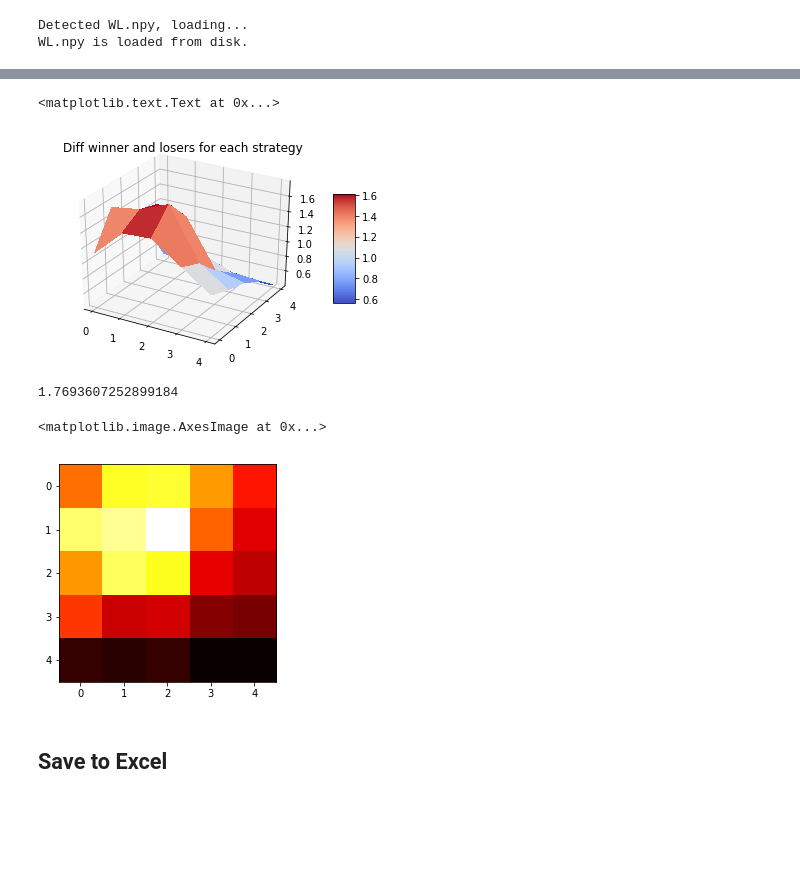
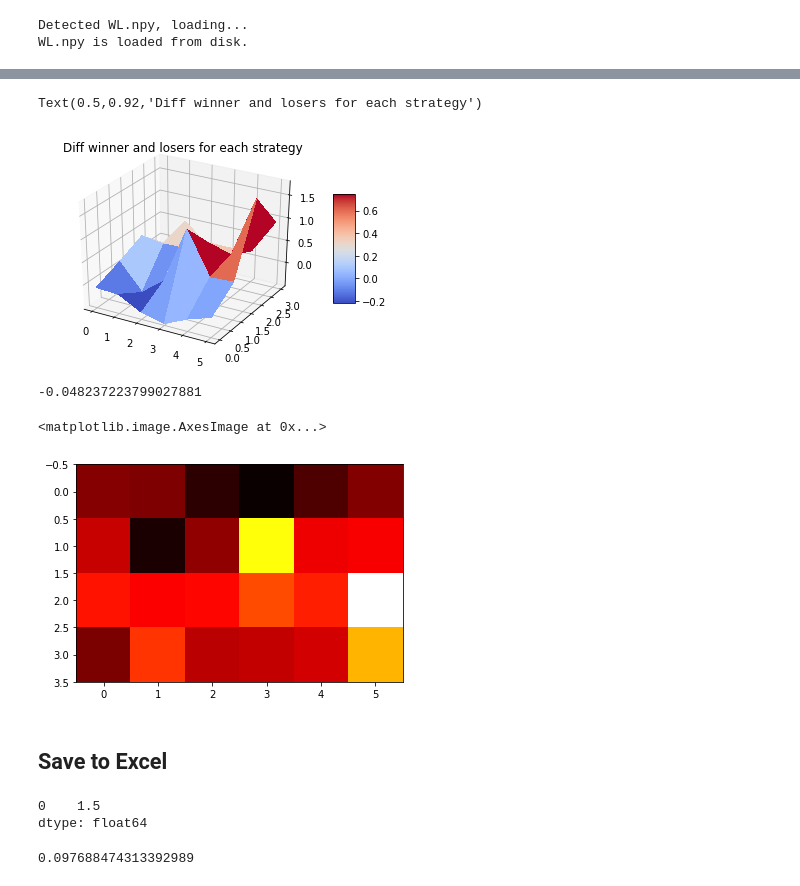
Before and after one commit to aunnnn/stocks_strategy, a Jupyter notebook: strategy.ipynb, the cells around one changed output, grey strips where cells are left out. Drawn from its saved outputs; the diff is of its cells as text; code cells hidden in the pictures; blank space fills up the shorter version.

Commit message:
Update calculation, change periods

```diff
--- a/strategy.ipynb
+++ b/strategy.ipynb
@@ -48,3 +48,7 @@ df.head()
 print("Left with {} stocks, and {} date columns".format(df.shape[0], df.shape[1]))
 # %% [output]
 Left with 743 stocks, and 342 date columns
+# %%
+cols_before_march_1998 = df.columns[df.columns.values < np.datetime64('1998-03-01')]
+# %%
+df = df.drop(cols_before_march_1998, axis=1)
@@ -61,7 +76,7 @@ def view_stocks(index=0):
 o, h is period of time in months (o = observing/h = hoding)
 # %%
 # calculate sum of winner/loser 2deciles on holding period
-def sum_decile_winners_losers_hold(RO, RH, irange, debug_list=False):
+def mean_decile_winners_losers_hold(RO, RH, irange, debug_list=False):
     i = irange
     ro, rh = RO[:, i], RH[:, i]
 
@@ -84,9 +99,9 @@ def sum_decile_winners_losers_hold(RO, RH, irange, debug_list=False):
     if debug_list:
         return (winners, losers)
 
-    sum_winners_hold = winners[:,1].sum()
-    sum_losers_hold = losers[:,1].sum()
-    return (sum_winners_hold, sum_losers_hold)
+    mean_winners_hold = winners[:,1].mean()
+    mean_losers_hold = losers[:,1].mean()
+    return (mean_winners_hold, mean_losers_hold)
 
 
 # o, h is number of months
@@ -138,7 +153,7 @@ def strategy(o, h, M):
 
     # calculate sum of winner/loser on holding period
     for i in range(num_possible_ranges):
-        sw, sl = sum_decile_winners_losers_hold(RO, RH, i)
+        sw, sl = mean_decile_winners_losers_hold(RO, RH, i)
         S_W[i] = sw
         S_L[i] = sl
 
@@ -181,20 +196,26 @@ debug
 | RCL TB Equity | 6.95 | 6.15 | 7.15 |
 # %%
 WL = None
-periods = [1,3,6,12,24]
+observing_periods = [1,3,6,12]
+holding_periods = [1,3,6,12,36,60]
 reload = False
+
 if os.path.exists('./WL.npy') and not reload:
     print('Detected WL.npy, loading...')
     WL = np.load('WL.npy')
     print('WL.npy is loaded from disk.')
 else:
-    print('No WL.npy detected, calculating new one...')
+    if reload:
+        print('forced reloading WL.npy...')
+    else:
+        print('No WL.npy detected, calculating new one...')
     D = df.values
     R, C = D.shape
-    WL = np.zeros([len(periods),len(periods), R, 2])
+    # R is total num of stocks
+    WL = np.zeros([len(observing_periods),len(holding_periods), R, 2])
     WL[:] = np.nan
-    for io, o in enumerate(periods):
-        for ih, h in enumerate(periods):
+    for io, o in enumerate(observing_periods):
+        for ih, h in enumerate(holding_periods):
             res  = strategy(o, h, D)
             WL[io, ih, :res.shape[0], :] =  res
     print('Saving WL.npy...')
@@ -241,30 +262,34 @@ display(w)
 # %%
-WL[np.isnan(WL)] = 0
-WL_ = np.average(WL, axis=2)
-WLdiff = WL_[:,:,0] / WL_[:,:,1]
+# WL[np.isnan(WL)] = 0
+WL_nan_is_zero = np.copy(WL)
+WL_nan_is_zero[np.isnan(WL)] = 0
+WL_ = WL_nan_is_zero
+WLdiff = WL_[:,:,0] - WL_[:,:,1]
+WLdiff = WLdiff.mean(axis=2)
 
-x = y = np.arange(5)
+x = np.arange(len(holding_periods))
+y = np.arange(len(observing_periods))
 X, Y = np.meshgrid(x, y)
 
 fig = plt.figure()
 ax = fig.gca(projection='3d')
 surf = ax.plot_surface(X, Y, WLdiff, rstride=1, cstride=1, cmap=cm.coolwarm,
     linewidth=0, antialiased=False)
 fig.colorbar(surf, shrink=0.5, aspect=5)
 plt.title('Diff winner and losers for each strategy')
 # %% [output]
-<matplotlib.text.Text at 0x...>
+Text(0.5,0.92,'Diff winner and losers for each strategy')
-[figure, old version]
+[figure, new version]
 # %%
 a = WLdiff
 np.where(a == a.max())
 a[1,2]
 # %% [output]
-1.7693607252899184
+-0.048237223799027881
 # %%
 plt.imshow(WLdiff, cmap='hot', interpolation='nearest')
 # %% [output]
 <matplotlib.image.AxesImage at 0x...>
-[figure, old version]
+[figure, new version]
 # %% [markdown]
 ## Save to Excel
@@ -280,0 +345,10 @@ writer.save()
+# %%
+pd.DataFrame([1,2], index=['avg', 'sd']).mean()
+# %% [output]
+0    1.5
+dtype: float64
+# %%
+result_df['Diff'] = result_df['Average winner'] - result_df['Average loser']
+result_df['Diff'].std()
+# %% [output]
+0.097688474313392989
```
Also changed, not shown: parts of 8 cells of this notebook, 2 other files.
